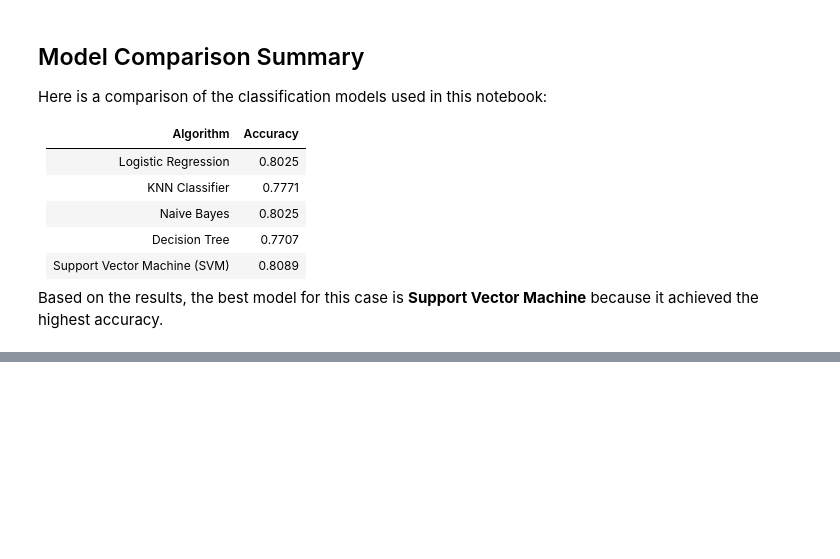
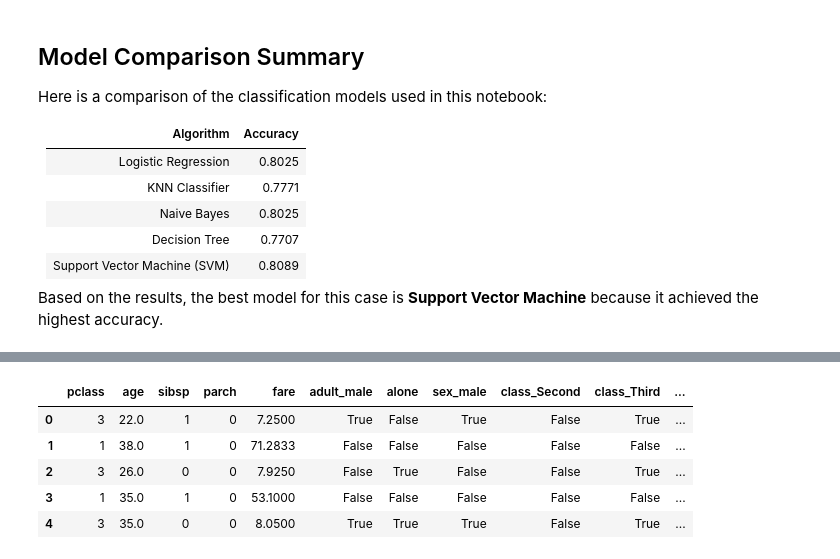
Before and after one commit to Rajendra-Pd-Joshi/Data-Science, a Jupyter notebook: ML_part_1/classification.ipynb, the cells around one changed output, grey strips where cells are left out. Cells and saved outputs as stored; diff of their text form; code cells hidden in the pictures; blank space fills up the shorter version.

```diff
--- a/ML_part_1/classification.ipynb
+++ b/ML_part_1/classification.ipynb
@@ -493,0 +514,19 @@ Based on the results, the best model for this case is **Support Vector Machine**
+# %%
+# Cell 1: preprocessing with one-hot encoding
+X = df.drop(columns=['survived', 'alive'])
+y = df['survived']
+
+X = pd.get_dummies(
+    X,
+    columns=['sex', 'class', 'embark_town', 'embarked'],
+    drop_first=True
+)
+
+X.head()
+# %% [output]
+|  | pclass | age | sibsp | parch | fare | adult_male | alone | sex_male | class_Second | class_Third | ... |
+| 0 | 3 | 22.0 | 1 | 0 | 7.2500 | True | False | True | False | True | ... |
+| 1 | 1 | 38.0 | 1 | 0 | 71.2833 | False | False | False | False | False | ... |
+| 2 | 3 | 26.0 | 0 | 0 | 7.9250 | False | True | False | False | True | ... |
+| 3 | 1 | 35.0 | 1 | 0 | 53.1000 | False | False | False | False | False | ... |
+| 4 | 3 | 35.0 | 0 | 0 | 8.0500 | True | True | True | False | True | ... |
```
Also changed, not shown: parts of 15 cells of this notebook, 2 other files.
